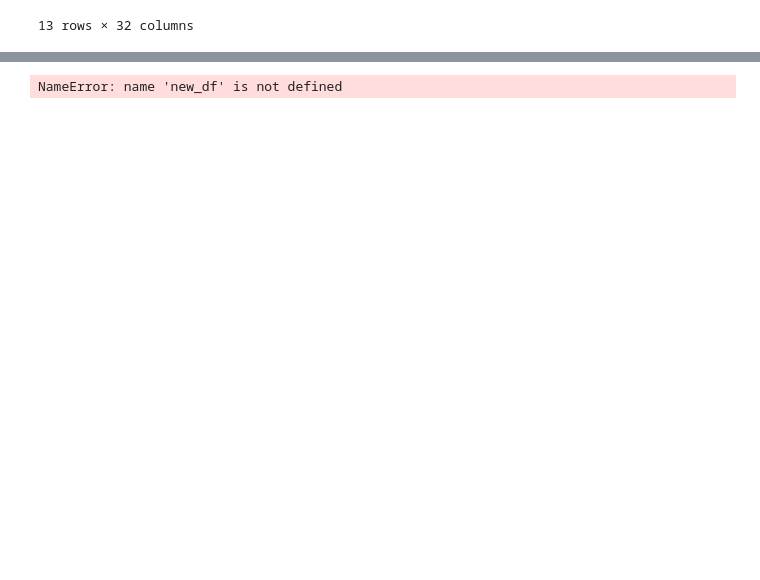
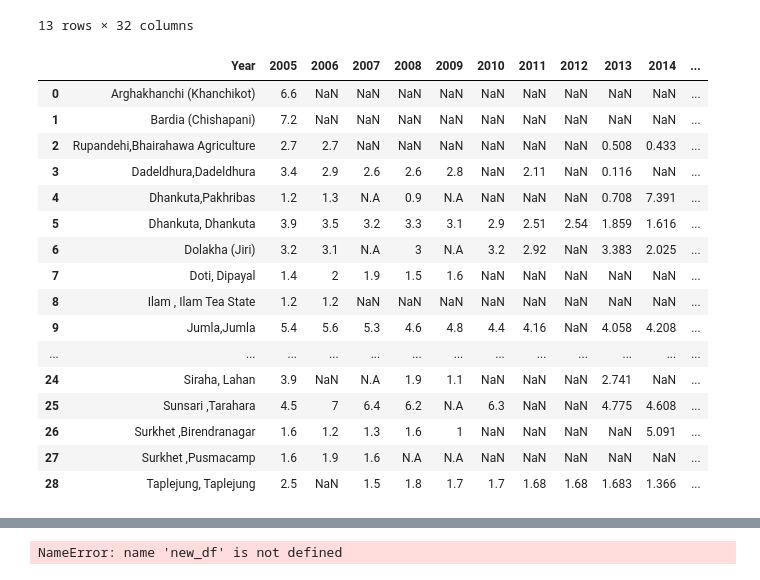
Before and after one commit to prajwollamichhane11/Wind-Data-Analysis, a Jupyter notebook: wind-analysis.ipynb, the cells around one changed output, grey strips where cells are left out. Saved outputs shown, nothing was run; the diff lists cells and outputs as text; code cells hidden in the pictures; blank space fills up the shorter version.

```diff
--- a/wind-analysis.ipynb
+++ b/wind-analysis.ipynb
@@ -34,5 +48,26 @@ df.head(13)
 | 2015 | NaN | NaN | NaN | - | NaN | 1.341 | NaN | 1.325 | 1.025 | NaN | ... | ... |
 | 2016 | NaN | NaN | NaN | - | NaN | 0.583 | NaN | 1.367 | 1.575 | NaN | ... | ... |
 13 rows × 32 columns
+# %%
+trans = df.T
+trans
+# %% [output]
+|  | Year | 2005 | 2006 | 2007 | 2008 | 2009 | 2010 | 2011 | 2012 | 2013 | 2014 | ... |
+| 0 | Arghakhanchi (Khanchikot) | 6.6 | NaN | NaN | NaN | NaN | NaN | NaN | NaN | NaN | NaN | ... |
+| 1 | Bardia (Chishapani) | 7.2 | NaN | NaN | NaN | NaN | NaN | NaN | NaN | NaN | NaN | ... |
+| 2 | Rupandehi,Bhairahawa Agriculture | 2.7 | 2.7 | NaN | NaN | NaN | NaN | NaN | NaN | 0.508 | 0.433 | ... |
+| 3 | Dadeldhura,Dadeldhura | 3.4 | 2.9 | 2.6 | 2.6 | 2.8 | NaN | 2.11 | NaN | 0.116 | NaN | ... |
+| 4 | Dhankuta,Pakhribas | 1.2 | 1.3 | N.A | 0.9 | N.A | NaN | NaN | NaN | 0.708 | 7.391 | ... |
+| 5 | Dhankuta, Dhankuta | 3.9 | 3.5 | 3.2 | 3.3 | 3.1 | 2.9 | 2.51 | 2.54 | 1.859 | 1.616 | ... |
+| 6 | Dolakha (Jiri) | 3.2 | 3.1 | N.A | 3 | N.A | 3.2 | 2.92 | NaN | 3.383 | 2.025 | ... |
+| 7 | Doti, Dipayal | 1.4 | 2 | 1.9 | 1.5 | 1.6 | NaN | NaN | NaN | NaN | NaN | ... |
+| 8 | Ilam , Ilam Tea State | 1.2 | 1.2 | NaN | NaN | NaN | NaN | NaN | NaN | NaN | NaN | ... |
+| 9 | Jumla,Jumla | 5.4 | 5.6 | 5.3 | 4.6 | 4.8 | 4.4 | 4.16 | NaN | 4.058 | 4.208 | ... |
+| ... | ... | ... | ... | ... | ... | ... | ... | ... | ... | ... | ... | ... |
+| 24 | Siraha, Lahan | 3.9 | NaN | N.A | 1.9 | 1.1 | NaN | NaN | NaN | 2.741 | NaN | ... |
+| 25 | Sunsari ,Tarahara | 4.5 | 7 | 6.4 | 6.2 | N.A | 6.3 | NaN | NaN | 4.775 | 4.608 | ... |
+| 26 | Surkhet ,Birendranagar | 1.6 | 1.2 | 1.3 | 1.6 | 1 | NaN | NaN | NaN | NaN | 5.091 | ... |
+| 27 | Surkhet ,Pusmacamp | 1.6 | 1.9 | 1.6 | N.A | N.A | NaN | NaN | NaN | NaN | NaN | ... |
+| 28 | Taplejung, Taplejung | 2.5 | NaN | 1.5 | 1.8 | 1.7 | 1.7 | 1.68 | 1.68 | 1.683 | 1.366 | ... |
 # %%
 df = df.drop([3,10,11],axis = 1)
```
Also changed, not shown: parts of 15 cells of this notebook.
